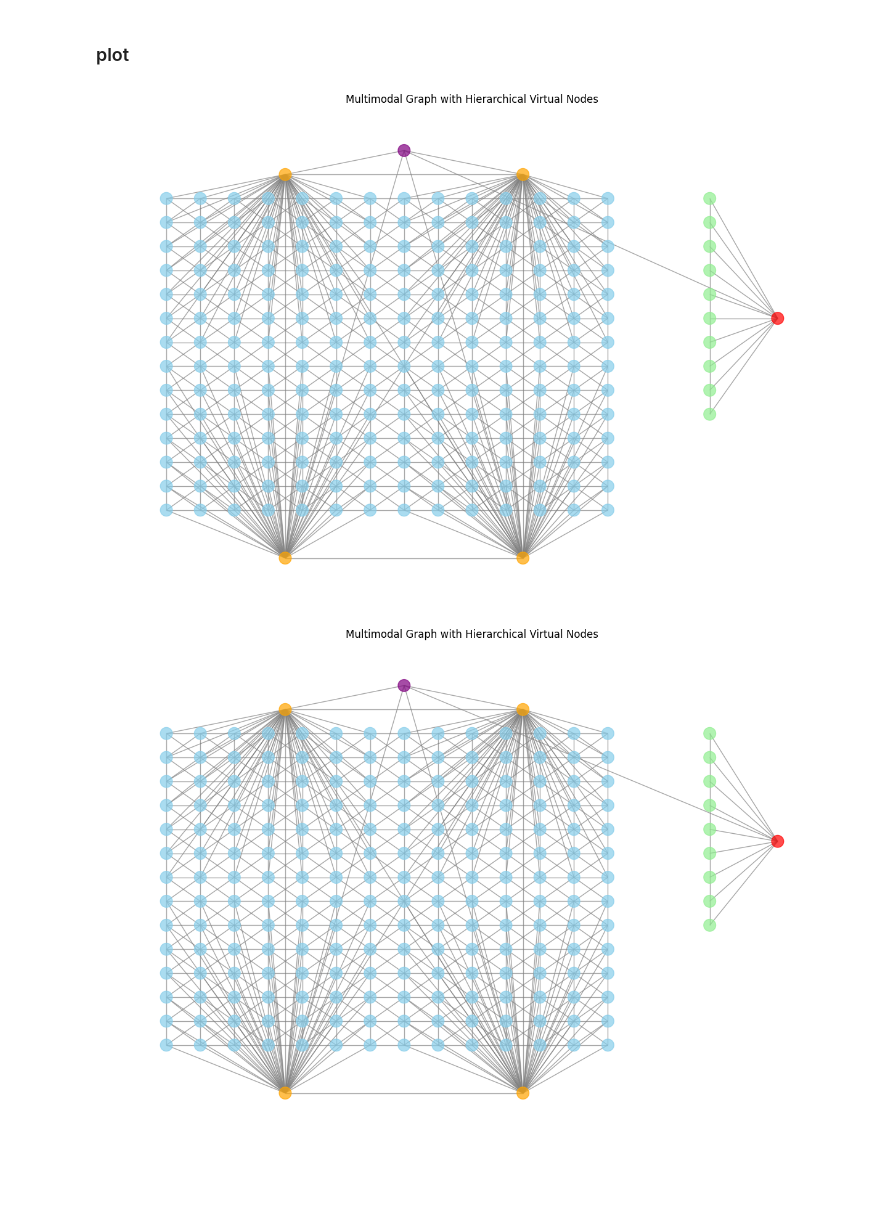
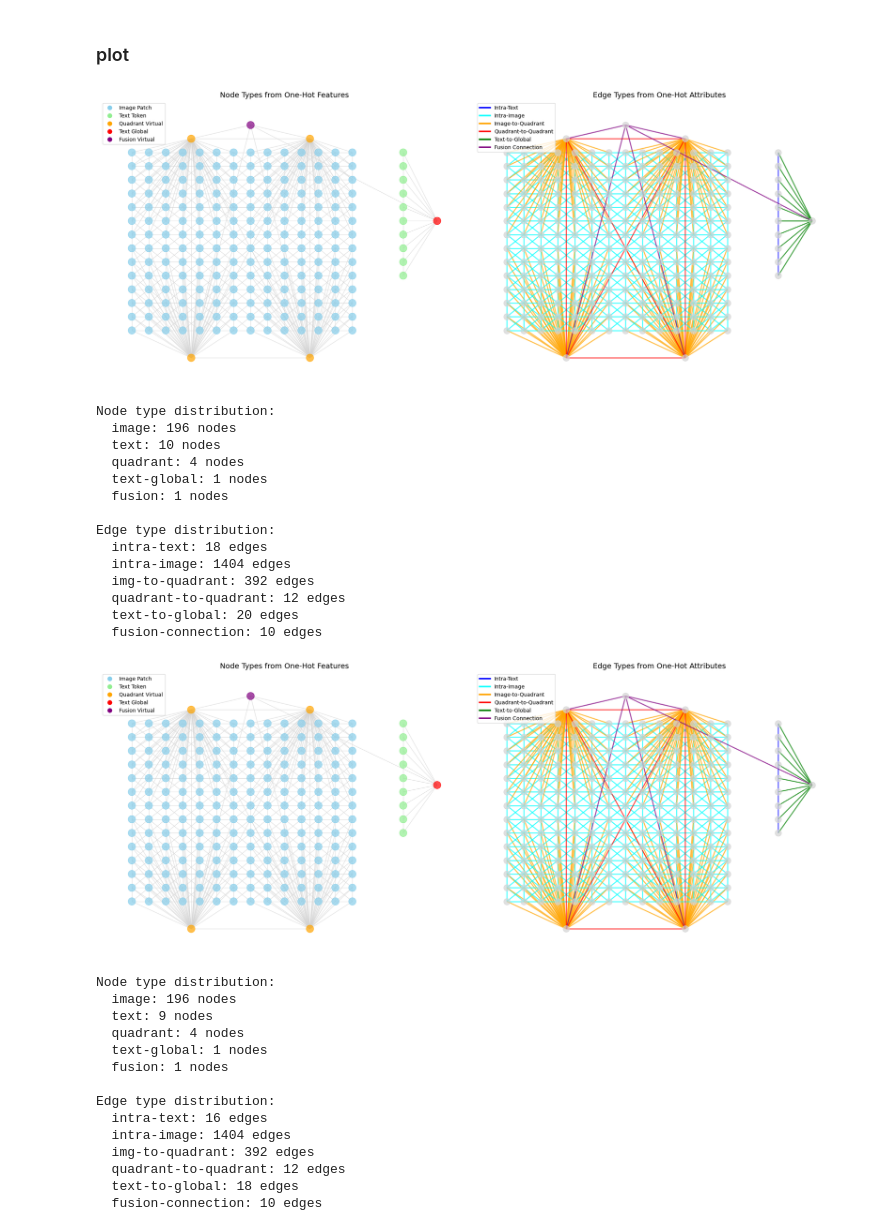
Before and after one commit to D4niel0s/GAMER, a Jupyter notebook: model/modules/mmg_example.ipynb, the cells around one changed output. Cells and saved outputs as stored; diff of their text form; code cells hidden in the pictures; blank space fills up the shorter version.

Commit message:
Add node & edge one-hot type-embeddings

```diff
--- a/model/modules/mmg_example.ipynb
+++ b/model/modules/mmg_example.ipynb
@@ -142,7 +233,35 @@ def visualize_mmg(data, num_img, num_text, num_quadrants=4):
 ### plot
 # %%
 for i in range(len(res)):
-	visualize_mmg(res[i], num_img=img_embeds.shape[1], num_text=(text_inputs['attention_mask'][i] == 1).sum().item())
+	visualize_mmg_with_types(res[i], num_img=img_embeds.shape[1], num_text=(text_inputs['attention_mask'][i] == 1).sum().item())
 # %% [output]
-[figure, old version]
+[figure, new version]
+Node type distribution:
+  image: 196 nodes
+  text: 10 nodes
+  quadrant: 4 nodes
+  text-global: 1 nodes
+  fusion: 1 nodes
+
+Edge type distribution:
+  intra-text: 18 edges
+  intra-image: 1404 edges
+  img-to-quadrant: 392 edges
+  quadrant-to-quadrant: 12 edges
+  text-to-global: 20 edges
+  fusion-connection: 10 edges
-[figure, old version]
+[figure, new version]
+Node type distribution:
+  image: 196 nodes
+  text: 9 nodes
+  quadrant: 4 nodes
+  text-global: 1 nodes
+  fusion: 1 nodes
+
+Edge type distribution:
+  intra-text: 16 edges
+  intra-image: 1404 edges
+  img-to-quadrant: 392 edges
+  quadrant-to-quadrant: 12 edges
+  text-to-global: 18 edges
+  fusion-connection: 10 edges
```
Also changed, not shown: parts of 4 cells of this notebook, 1 other file.
